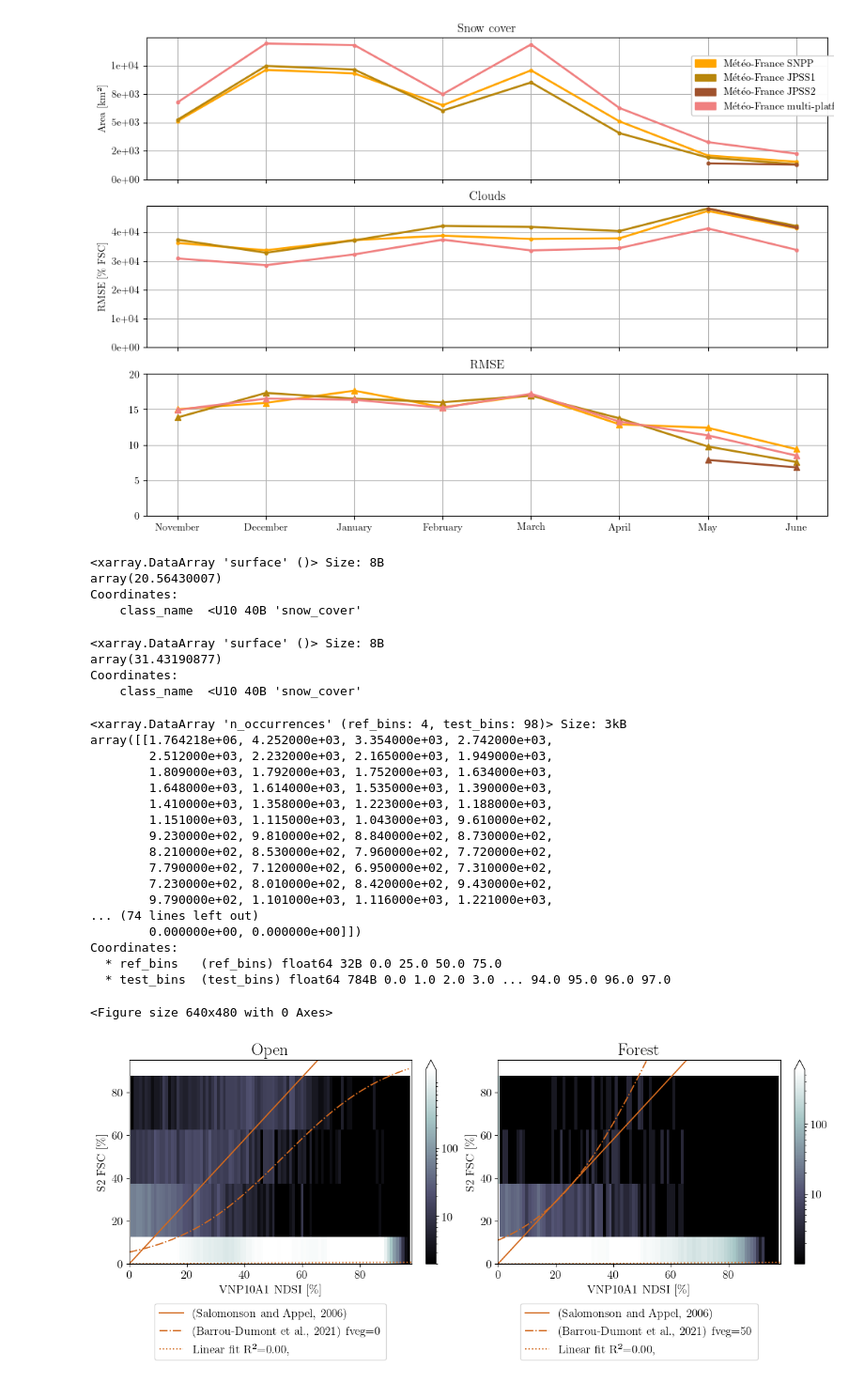
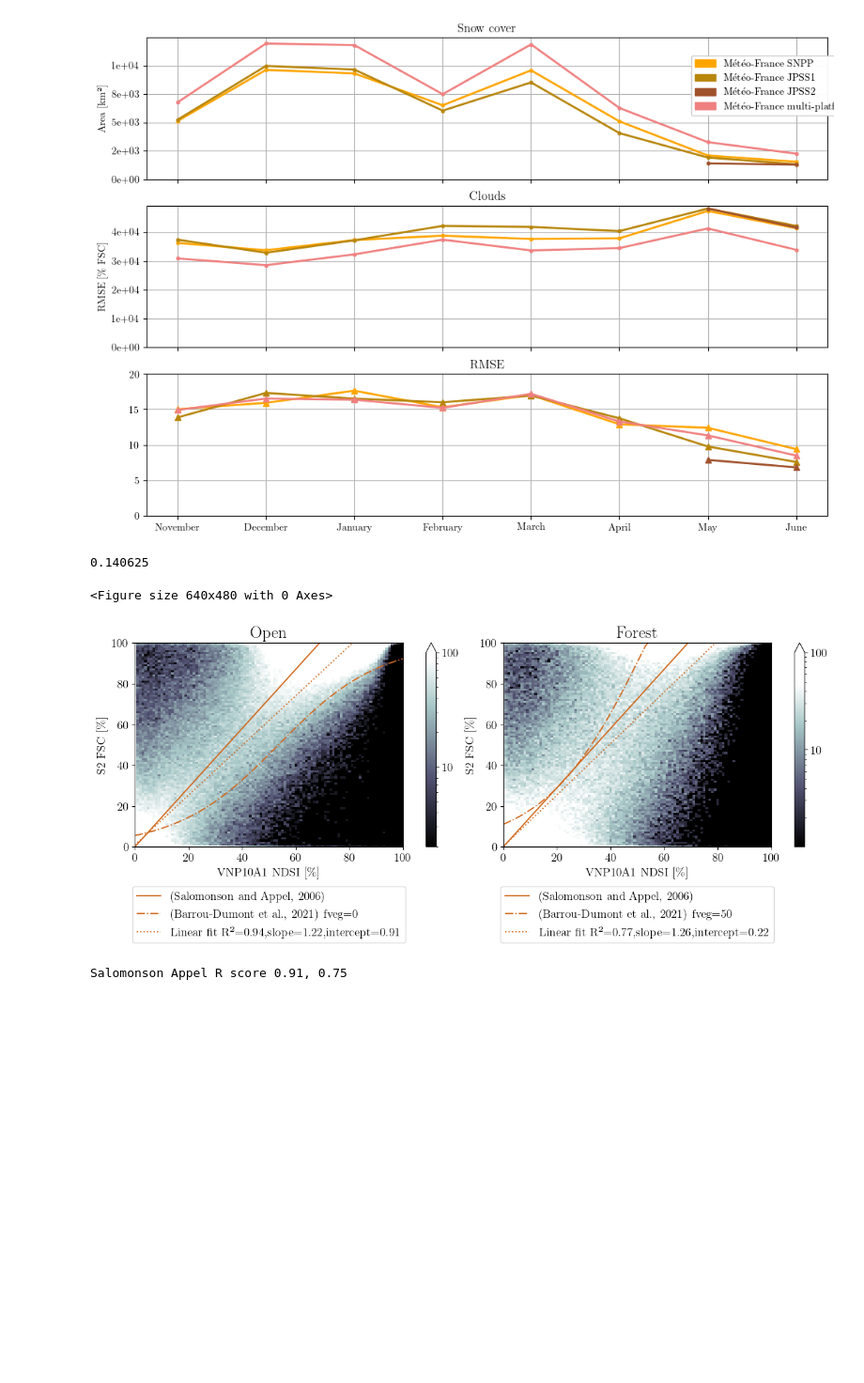
Before and after one commit to nicolaimpe/viirsnow, a Jupyter notebook: notebooks/article_illustrations.ipynb, the cells around one changed output. Shown at 94% size. Saved outputs shown, nothing was run; the diff lists cells and outputs as text; code cells hidden in the pictures; blank space fills up the shorter version.

```diff
--- a/notebooks/article_illustrations.ipynb
+++ b/notebooks/article_illustrations.ipynb
@@ -163,31 +151,10 @@ fig.savefig('/home/imperatoren/work/VIIRS_S2_comparison/article/illustrations/mu
 # %% [output]
 <Figure size 640x480 with 0 Axes>
 [figure]
-# %%
-import xarray as xr
-
-ds = xr.open_dataset('/home/imperatoren/work/VIIRS_S2_comparison/viirsnow/output_folder/version_8/analyses/completeness/completeness_WY_2023_2024_nasa_l3_snpp.nc')
-ds= ds.sel(time=slice('2023-11', '2024-06'))
-snow_cover = ds.data_vars['surface'].sel(class_name='snow_cover').sum(dim=('altitude_bins', 'time', 'forest_mask_bins'))
-total = ds.data_vars['surface'].sel(class_name=['snow_cover', 'no_snow', 'water']).sum()
-print(snow_cover/total*100)
-# %% [output]
-<xarray.DataArray 'surface' ()> Size: 8B
-array(20.56430007)
-Coordinates:
-    class_name  <U10 40B 'snow_cover'
-# %%
-
-ds = xr.open_dataset('/home/imperatoren/work/VIIRS_S2_comparison/viirsnow/output_folder/version_8/analyses/completeness/completeness_WY_2023_2024_nasa_l3_snpp.nc')
-ds= ds.sel(altitude_bins=slice(900,None), time=slice('2023-11', '2024-06'))
-snow_cover = ds.data_vars['surface'].sel(class_name='snow_cover').sum(dim=('altitude_bins', 'time', 'forest_mask_bins'))
-total = ds.data_vars['surface'].sel(class_name=['snow_cover', 'no_snow', 'water']).sum()
-print(snow_cover/total*100)
-# %% [output]
-<xarray.DataArray 'surface' ()> Size: 8B
-array(31.43190877)
-Coordinates:
-    class_name  <U10 40B 'snow_cover'
+# %%
+375*375/1e6
+# %% [output]
+0.140625
 # %%
 
 ### NDSI-FSC regression
@@ -202,10 +169,11 @@ analysis_type = "scatter"
 analysis_folder = (
     "/home/imperatoren/work/VIIRS_S2_comparison/viirsnow/output_folder/version_8/analyses/"
 )
+
 nasa_l3_snpp_metrics_ds = xr.open_dataset(
-    f"{analysis_folder}/{analysis_type}/{analysis_type}_WY_2023_2024_nasa_l3_snpp_vs_S2_theia.nc", decode_cf=True
+    f"{analysis_folder}/{analysis_type}/{analysis_type}_WY_2023_2024_nasa_l3_snpp_vs_S2_theia.nc"
 )
-nasa_l3_snpp_metrics_ds = nasa_l3_snpp_metrics_ds.where(nasa_l3_snpp_metrics_ds > 0, drop=True)
+# nasa_l3_snpp_metrics_ds = nasa_l3_snpp_metrics_ds.where(nasa_l3_snpp_metrics_ds > 0, drop=True)
 
 # plt.rcParams["font.family"] = "Noto Sans"
 # font = {'family' : 'Sans Serif',
@@ -233,57 +201,41 @@ for i, fore in enumerate(["no_forest", "forest"]):
     # fig.suptitle("Scatter plot VIIRS NDSI_Snow_Cover vs S2 FSC")
     reduced = (
         nasa_l3_snpp_metrics_ds.sel(
-            altitude_bins=slice(900,None),
-            ref_bins=slice(0, 95),
+            ref_bins=slice(0, 100),
             forest_mask_bins=[fore],
             test_bins=slice(0, 100),
         )
         .sum(dim=("forest_mask_bins", "time", "altitude_bins"))
         .data_vars["n_occurrences"]
     )
 
     xax = reduced.test_bins.values
     f_veg=0 if fore=="no_forest" else 0.5
     fit_g = gascoin(xax * 0.01, f_veg=f_veg) * 100
     ax[i].plot(xax, salomonson_appel(xax), color="chocolate", linewidth=1.5, label="(Salomonson and Appel, 2006)")
     ax[i].plot(xax, fit_g,"-.",color="chocolate", linewidth=1.5, label=f"(Barrou-Dumont et al., 2021)  fveg={int(f_veg*100)}%")
 
     scatter_plot = fancy_scatter_plot(
         data_to_plt=reduced.rename({"ref_bins": "y", "test_bins": "x"}),
         ax=ax[i],
         figure=fig,
-        low_threshold=n_min,
-        smoothing_window_size=0,
+        low_threshold=None,
+        smoothing_window_size=None,
     )
     # ax[i].set_title(PRODUCT_PLOT_NAMES[k])
     ax[i].set_ylabel("S2 FSC [\%]")
     ax[i].set_xlabel("VNP10A1 NDSI [\%]")
     ax[i].set_title(FOREST_TITLE[fore], fontsize=20)
-    ax[i].set_ylim(0,95)
-    ax[i].set_xlim(0,98)
+    ax[i].set_ylim(0,100)
+    ax[i].set_xlim(0,100)
 
 
 plt.show()
 
 fig.patch.set_alpha(0.0)
+print("Salomonson Appel R score 0.91, 0.75")
 # fig.savefig('/home/imperatoren/work/VIIRS_S2_comparison/article/illustrations/scatter_plot.png', format='png',bbox_inches='tight')
 # %% [output]
-<xarray.DataArray 'n_occurrences' (ref_bins: 4, test_bins: 98)> Size: 3kB
-array([[1.764218e+06, 4.252000e+03, 3.354000e+03, 2.742000e+03,
-        2.512000e+03, 2.232000e+03, 2.165000e+03, 1.949000e+03,
-        1.809000e+03, 1.792000e+03, 1.752000e+03, 1.634000e+03,
-        1.648000e+03, 1.614000e+03, 1.535000e+03, 1.390000e+03,
-        1.410000e+03, 1.358000e+03, 1.223000e+03, 1.188000e+03,
-        1.151000e+03, 1.115000e+03, 1.043000e+03, 9.610000e+02,
-        9.230000e+02, 9.810000e+02, 8.840000e+02, 8.730000e+02,
-        8.210000e+02, 8.530000e+02, 7.960000e+02, 7.720000e+02,
-        7.790000e+02, 7.120000e+02, 6.950000e+02, 7.310000e+02,
-        7.230000e+02, 8.010000e+02, 8.420000e+02, 9.430000e+02,
-        9.790000e+02, 1.101000e+03, 1.116000e+03, 1.221000e+03,
-... (74 lines left out)
-        0.000000e+00, 0.000000e+00]])
-Coordinates:
-  * ref_bins   (ref_bins) float64 32B 0.0 25.0 50.0 75.0
-  * test_bins  (test_bins) float64 784B 0.0 1.0 2.0 3.0 ... 94.0 95.0 96.0 97.0
+<Figure size 640x480 with 0 Axes>
+[figure, new version]
-<Figure size 640x480 with 0 Axes>
+Salomonson Appel R score 0.91, 0.75
-[figure, old version]
```
Also changed, not shown: parts of 8 cells of this notebook, 7 other files.
